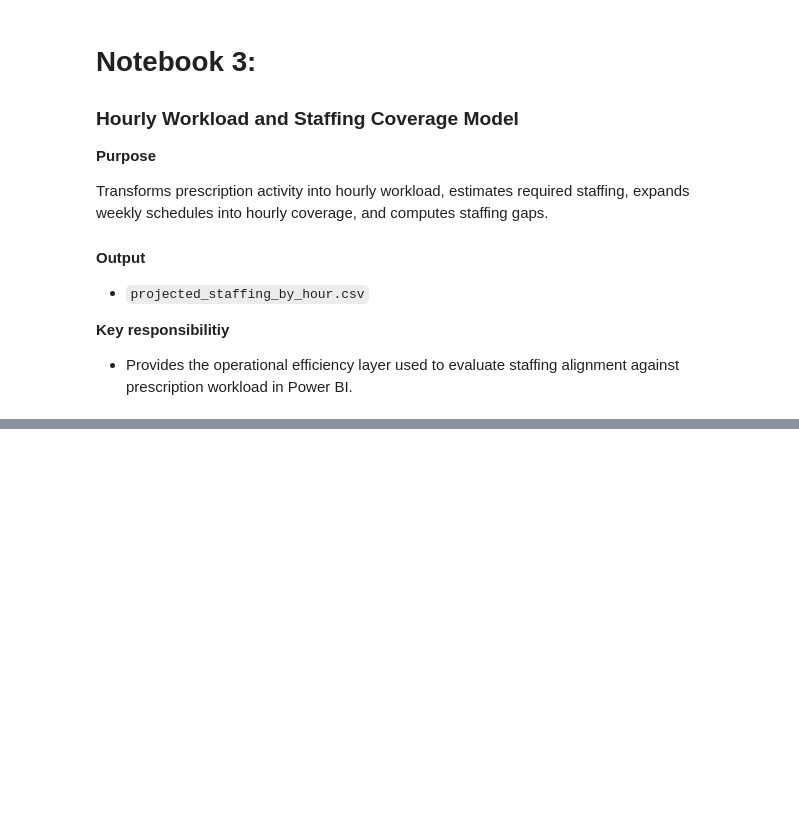
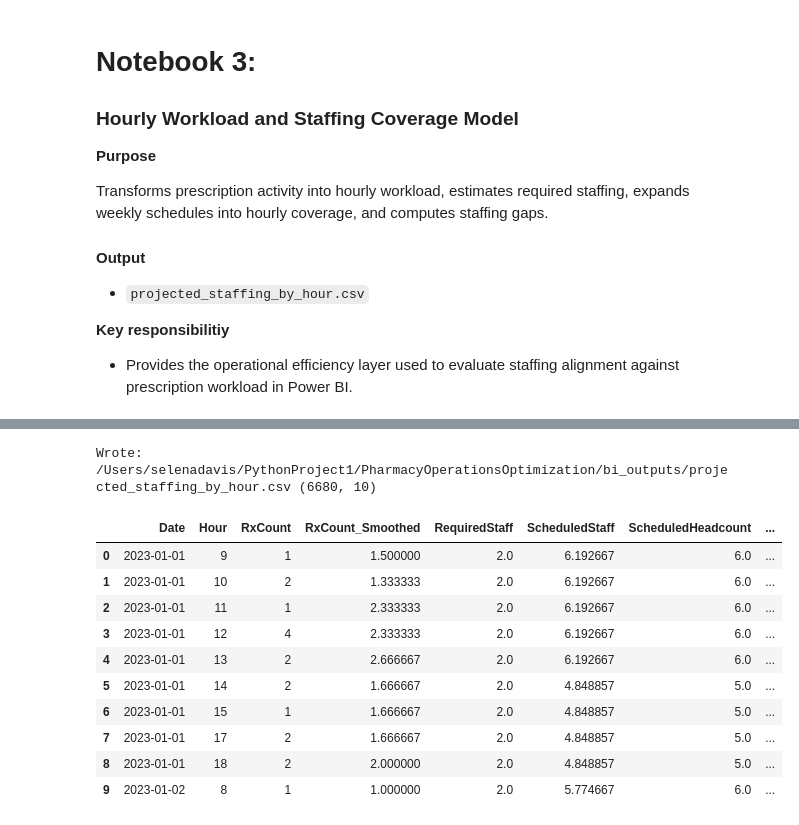
Before and after one commit to selenajesse/PharmacyOperationsOptimization, a Jupyter notebook: notebooks/Notebook3.ipynb, the cells around one changed output, grey strips where cells are left out. Drawn from its saved outputs; the diff is of its cells as text; code cells hidden in the pictures; blank space fills up the shorter version.

```diff
--- a/notebooks/Notebook3.ipynb
+++ b/notebooks/Notebook3.ipynb
@@ -347,0 +213,70 @@ Wrote: /Users/selenadavis/PythonProject/Notebooks/bi_outputs/projected_staffing_
+# %%
+# --- 3) Required staff + Over/Under gap ---
+RX_PER_STAFF_HOUR = 35
+MIN_STAFF = 2.0
+
+# Smooth RxCount slightly
+hourly_req2 = hourly_req.copy()
+hourly_req2 = hourly_req2.sort_values(["Date","Hour"]).reset_index(drop=True)
+
+# Rolling mean within each day
+hourly_req2["RxCount_Smoothed"] = (
+    hourly_req2.groupby("Date")["RxCount"]
+              .transform(lambda s: s.rolling(window=3, min_periods=1, center=True).mean())
+)
+
+hourly_req2["RequiredStaff"] = np.maximum(MIN_STAFF, hourly_req2["RxCount_Smoothed"] / RX_PER_STAFF_HOUR)
+
+# Merge schedule into workload
+merged = hourly_req2.merge(sched, on=["Date","Hour"], how="left")
+
+# OverUnder: Scheduled minus Required
+merged["OverUnder"] = np.where(
+    merged["ScheduleSource"].eq("Staff Schedule") & merged["ScheduledStaff"].notna(),
+    (merged["ScheduledStaff"] - merged["RequiredStaff"]),
+    0.0
+)
+
+# Flags
+merged["OverUnderFlag"] = np.select(
+    [
+        merged["ScheduleSource"].ne("Staff Schedule"),
+        merged["OverUnder"] < -1e-9,
+        merged["OverUnder"] >  1e-9,
+    ],
+    [
+        "NoScheduleData",
+        "Understaffed",
+        "Overstaffed",
+    ],
+    default="Balanced"
+)
+
+merged["ScheduledStaff"] = pd.to_numeric(merged["ScheduledStaff"], errors="coerce")
+merged["ScheduledHeadcount"] = pd.to_numeric(merged["ScheduledHeadcount"], errors="coerce")
+merged["OverUnder"] = pd.to_numeric(merged["OverUnder"], errors="coerce").fillna(0.0)
+
+out = merged[[
+    "Date","Hour","RxCount","RxCount_Smoothed",
+    "RequiredStaff","ScheduledStaff","ScheduledHeadcount",
+    "ScheduleSource","OverUnder","OverUnderFlag"
+]].copy()
+
+OUT_PATH = BI_OUT / "projected_staffing_by_hour.csv"
+out.to_csv(OUT_PATH, index=False)
+
+print("Wrote:", OUT_PATH, out.shape)
+out.head(10)
+# %% [output]
+Wrote: /Users/selenadavis/PythonProject1/PharmacyOperationsOptimization/bi_outputs/projected_staffing_by_hour.csv (6680, 10)
+|  | Date | Hour | RxCount | RxCount_Smoothed | RequiredStaff | ScheduledStaff | ScheduledHeadcount | ... |
+| 0 | 2023-01-01 | 9 | 1 | 1.500000 | 2.0 | 6.192667 | 6.0 | ... |
+| 1 | 2023-01-01 | 10 | 2 | 1.333333 | 2.0 | 6.192667 | 6.0 | ... |
+| 2 | 2023-01-01 | 11 | 1 | 2.333333 | 2.0 | 6.192667 | 6.0 | ... |
+| 3 | 2023-01-01 | 12 | 4 | 2.333333 | 2.0 | 6.192667 | 6.0 | ... |
+| 4 | 2023-01-01 | 13 | 2 | 2.666667 | 2.0 | 6.192667 | 6.0 | ... |
+| 5 | 2023-01-01 | 14 | 2 | 1.666667 | 2.0 | 4.848857 | 5.0 | ... |
+| 6 | 2023-01-01 | 15 | 1 | 1.666667 | 2.0 | 4.848857 | 5.0 | ... |
+| 7 | 2023-01-01 | 17 | 2 | 1.666667 | 2.0 | 4.848857 | 5.0 | ... |
+| 8 | 2023-01-01 | 18 | 2 | 2.000000 | 2.0 | 4.848857 | 5.0 | ... |
+| 9 | 2023-01-02 | 8 | 1 | 1.000000 | 2.0 | 5.774667 | 6.0 | ... |
```
Also changed, not shown: parts of 9 cells of this notebook, 9 other files.
